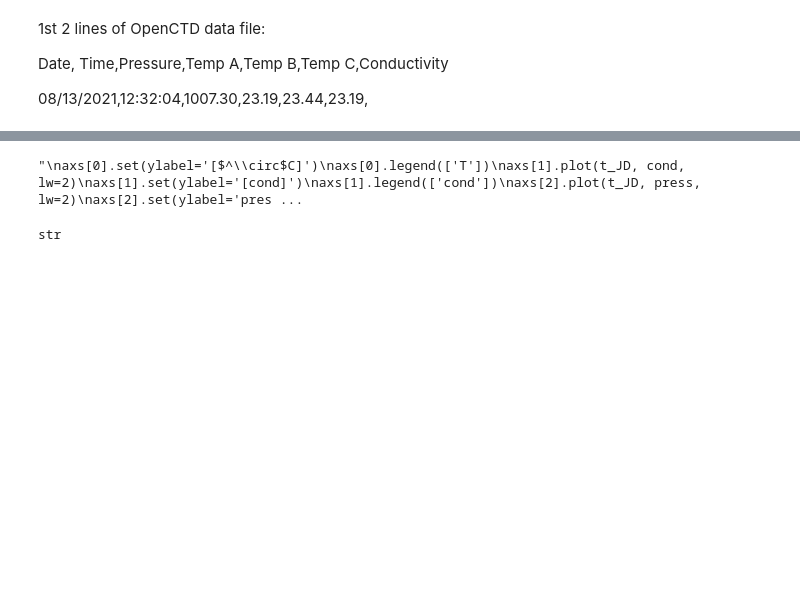
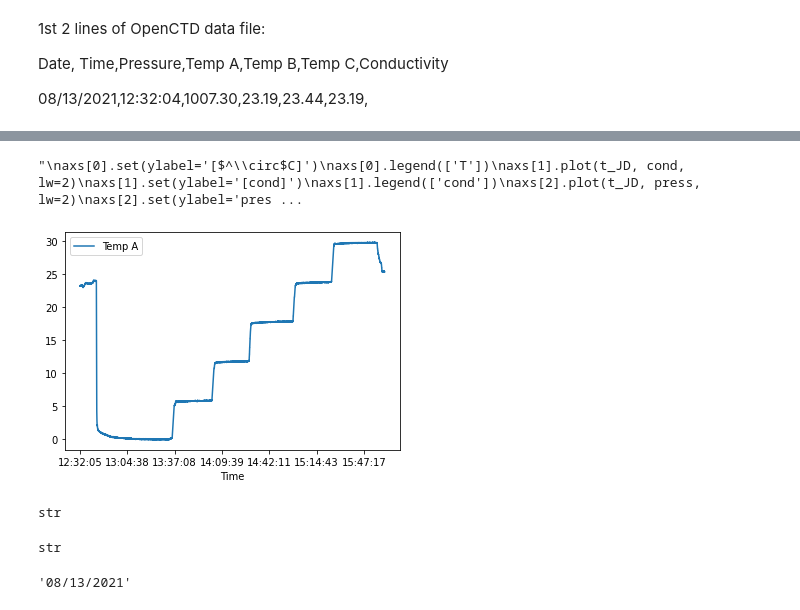
Before and after one commit to jtomfarrar/OpenCTD_testing, a Jupyter notebook: code/read_data.ipynb, the cells around one changed output, grey strips where cells are left out. Drawn from its saved outputs; the diff is of its cells as text; code cells hidden in the pictures; blank space fills up the shorter version.

```diff
--- a/code/read_data.ipynb
+++ b/code/read_data.ipynb
@@ -33,3 +35,14 @@ import pandas as pd
+# %%
+%matplotlib qt5
+# %matplotlib inline
+plt.rcParams['figure.figsize'] = (6,6)
+plt.rcParams['figure.dpi'] = 400
+plt.rcParams['savefig.dpi'] = 700
+plt.close('all')
+
+__figdir__ = '../plots/'
+savefig_args = {'bbox_inches':'tight', 'pad_inches':0.2}
+plotfiletype='png'
 # %%
 # fname=r'C:\Users\jtomf\Desktop\access_to_the_sea\info\for_students\Steven_Akin\data\cal_bath\SBE37SM-RS232_03715360_2021_08_13.cnv'
 fname=r'..\data\raw\cal_bath\SBE37SM-RS232_03715360_2021_08_13.cnv'
@@ -114,20 +141,21 @@ ds2
 # %%
 fig = plt.figure()
 ax3 = plt.axes()
-ds2.plot('Date Time','Temp A',ax=ax3)
+ds2.plot('Time','Temp A',ax=ax3)
 
 # plt.plot(ds['Date Time'], ds['Temp A'], lw=2)
 
 '''
 axs[0].set(ylabel='[$^\circ$C]')
 axs[0].legend(['T'])
 axs[1].plot(t_JD, cond, lw=2)
 axs[1].set(ylabel='[cond]')
 axs[1].legend(['cond'])
 axs[2].plot(t_JD, press, lw=2)
 axs[2].set(ylabel='pressure')
 axs[2].legend(['pressure'])
 '''
 # %% [output]
 "\naxs[0].set(ylabel='[$^\\circ$C]')\naxs[0].legend(['T'])\naxs[1].plot(t_JD, cond, lw=2)\naxs[1].set(ylabel='[cond]')\naxs[1].legend(['cond'])\naxs[2].plot(t_JD, press, lw=2)\naxs[2].set(ylabel='pres ...
+[figure, added]
 # %%
@@ -135,2 +163,10 @@ type(ds2['Date Time'][0])
 # %% [output]
 str
+# %%
+type(ds2['Date'][0])
+# %% [output]
+str
+# %%
+ds2['Date'][0]
+# %% [output]
+'08/13/2021'
```
Also changed, not shown: parts of 14 cells of this notebook, 2 other files.
